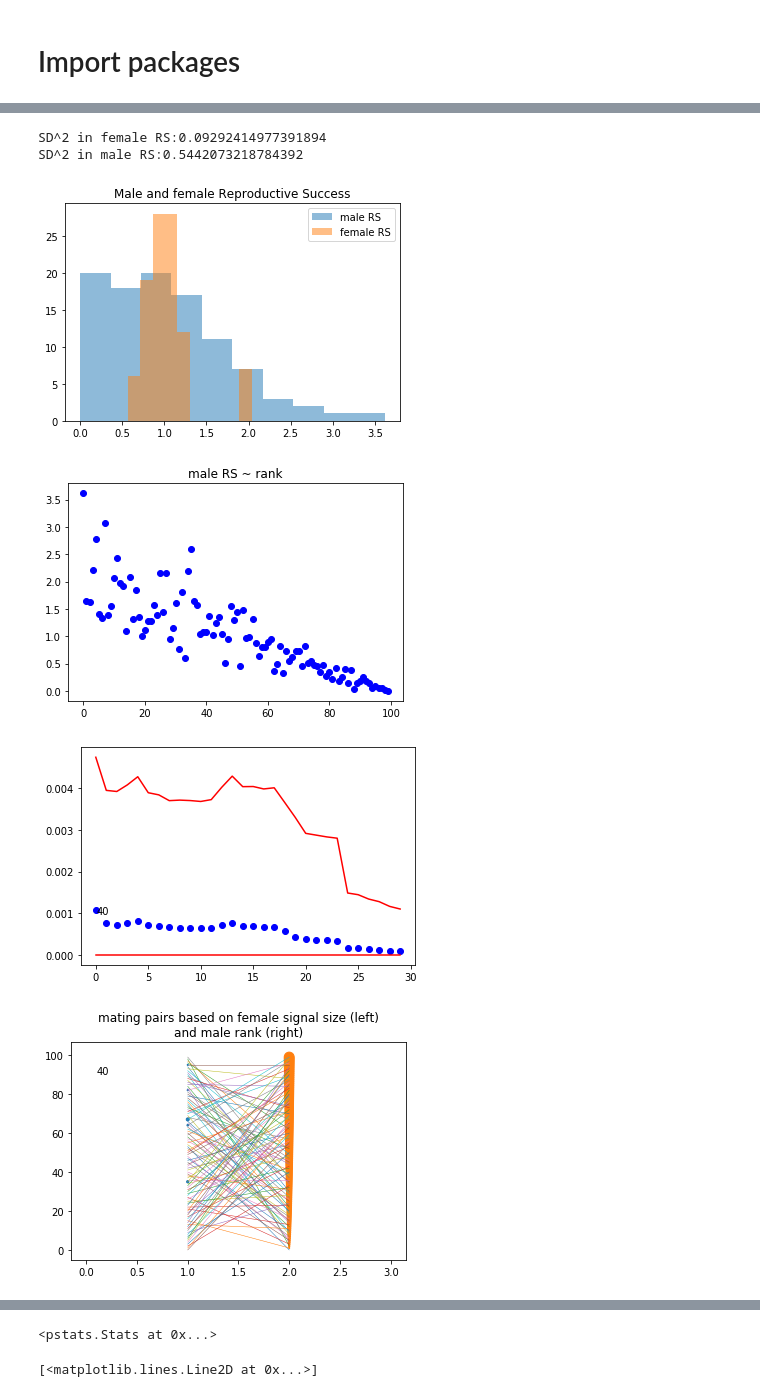
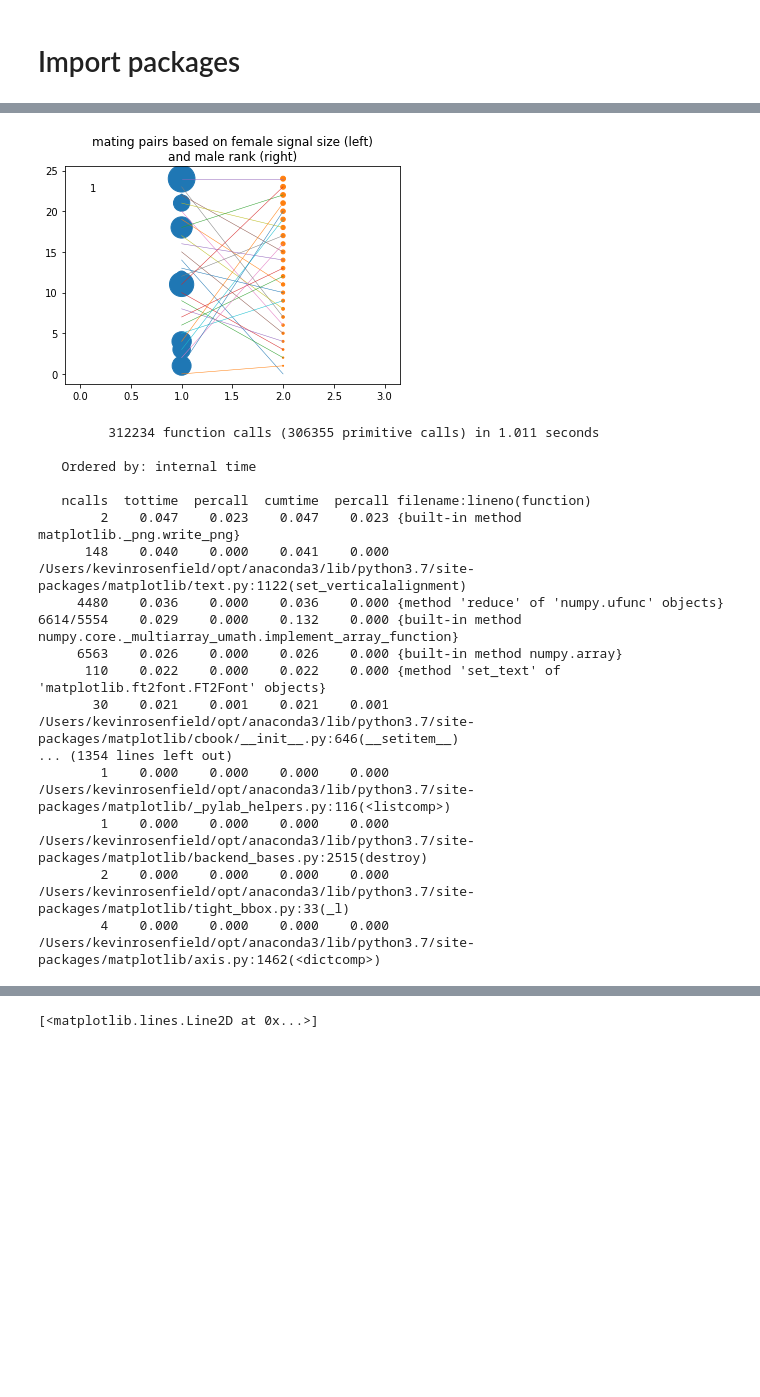
Before and after one commit to kevinrosenfield/FertilitySignalsABM, a Jupyter notebook: fertSignals_0d_GA_v2.ipynb, the cells around one changed output, grey strips where cells are left out. Cells and saved outputs as stored; diff of their text form; code cells hidden in the pictures; blank space fills up the shorter version.

```diff
--- a/fertSignals_0d_GA_v2.ipynb
+++ b/fertSignals_0d_GA_v2.ipynb
@@ -102,7 +103,7 @@ class evolvingModel:
                 g += 1
 
             if realTimePlots == True and (rd.uniform(0,1) < realTimePlotsRate or self.generation == 1):
-                self.plotSignal() if whichPlot == "Signal" else self.plotPairs()
+                self.plotSwelling() if whichPlot == "Signal" else self.plotPairs()
             elif rd.uniform(0,1) > 0.99:
                 print(self.generation)
 
@@ -120,14 +121,15 @@ class evolvingModel:
                 self.migration()
 
         if realTimePlots == False:
-            self.plotSignal()
+            self.plotSwelling()
+            plt.figure()
             self.plotPairs()
 
         #self.plotMatingDays()
 
     def migration(self):
 
-        migrations = round(normal(totalAgents * mutationRate))
+        migrations = round(uniform(totalAgents * migrationRate * 2))
         groupsLeavingFrom = choice([g for g in self.groups], migrations)
         agentsLeaving = choice(range(nMales), migrations)
 
@@ -146,14 +148,14 @@ class evolvingModel:
             agentLeaving.genes, agentLeaving.cost = agentComing.genes, agentComing.cost
             agentComing.genes, agentComing.cost = tempGenes, tempCost
 
-    def plotSignal(self):
+    def plotSwelling(self):
 
         lst = []
         lstLower = []
         lstUpper =[]
         for j in range(cycleLength):
-            lst.append(statistics.mean([f.signalList[j] for f in sum([g.females for g in model.groups], [])]))
-            SEM = scipy.stats.tstd([f.signalList[j] for f in sum([g.females for g in model.groups], [])])
+            lst.append(statistics.mean([f.swellingList[j] for f in sum([g.females for g in model.groups], [])]))
+            SEM = scipy.stats.tstd([f.swellingList[j] for f in sum([g.females for g in model.groups], [])])
             lstLower.append(lst[j] - SEM) if SEM < lst[j] else lstLower.append(0)
             lstUpper.append(lst[j] + SEM)
 
@@ -197,7 +199,7 @@ class evolvingModel:
 
         plt.ylim = [0, cycleLength]
         plt.xlim = [0, 1.0]
-        plt.title("Synchrony: " + str(round(synchrony, 2)) + "; Rank/Fitness Correlation: " + str((rankCor, 2)))
+        plt.title("Synchrony: " + str(round(synchrony, 2)) + "; Rank/Fitness Correlation: " + str((rankFitnessCorrelation , 2)))
 
     def updateAlphaMatingDays(self):
 
@@ -211,10 +213,10 @@ class evolvingModel:
     def plotPairs(self):
         plt.clf()
         plotGroup = model.groups[0]
-        plotGroup.females = sorted(choice(plotGroup.females, size=nFemales, replace=False), key=plotGroup.sortSignal)
-        signals = [f.signal * 1000 for f in plotGroup.females]
+        plotGroup.females = sorted(choice(plotGroup.females, size=nFemales, replace=False), key=plotGroup.sortSwelling)
+        swellings = [f.swelling * 1000 for f in plotGroup.females]
         IDs = [f.ID for f in plotGroup.females]
-        plt.scatter([1] * nFemales, [f.ID for f in plotGroup.females], s = signals)
+        plt.scatter([1] * nFemales, [f.ID for f in plotGroup.females], s = swellings)
         plt.scatter([2] * nMales, [m.rank for m in plotGroup.males], s = [m.rank for m in plotGroup.males])
         plt.scatter(0,0, s = 0)
         plt.scatter(3,0, s = 0)
@@ -224,7 +226,7 @@ class evolvingModel:
             plt.plot([1,2],[plotGroup.females[i].ID, plotGroup.males[i].rank],linewidth=0.5)
         plt.xlim = [0,3]
         plt.text(0.1, nMales * 0.9, str(model.generation))
-        plt.title('mating pairs based on female signal size (left)\nand male rank (right)')
+        plt.title('mating pairs based on female swelling size (left)\nand male rank (right)')
         plt.pause(0.00001)
         plt.show()
 # %% [markdown]
@@ -242,19 +244,37 @@ Key: \
 ***bold, italicized*** indicates methods \
 **"bold, in quotation marks"** indicates class variables
 # %%
-import cProfile, pstats
+nMales = 25
+nFemales = 25
+nAgents = nFemales + nMales
+nPairs = min(nMales, nFemales)
+ranks = range(nMales)
+nDays = 100
+nGenerations = 1
 model = evolvingModel()
 profiler = cProfile.Profile()
 profiler.enable()
 #model.groups[0].runModel()
 model.evolve()
 profiler.disable()
 stats = pstats.Stats(profiler).sort_stats('tottime')
 stats.print_stats()
 # %% [output]
+[figure, new version]
-SD^2 in female RS:0.09292414977391894
-SD^2 in male RS:0.5442073218784392
+         312234 function calls (306355 primitive calls) in 1.011 seconds
+
+   Ordered by: internal time
+
+   ncalls  tottime  percall  cumtime  percall filename:lineno(function)
+        2    0.047    0.023    0.047    0.023 {built-in method matplotlib._png.write_png}
+      148    0.040    0.000    0.041    0.000 /Users/kevinrosenfield/opt/anaconda3/lib/python3.7/site-packages/matplotlib/text.py:1122(set_verticalalignment)
+     4480    0.036    0.000    0.036    0.000 {method 'reduce' of 'numpy.ufunc' objects}
+6614/5554    0.029    0.000    0.132    0.000 {built-in method numpy.core._multiarray_umath.implement_array_function}
+     6563    0.026    0.000    0.026    0.000 {built-in method numpy.array}
+      110    0.022    0.000    0.022    0.000 {method 'set_text' of 'matplotlib.ft2font.FT2Font' objects}
+       30    0.021    0.001    0.021    0.001 /Users/kevinrosenfield/opt/anaconda3/lib/python3.7/site-packages/matplotlib/cbook/__init__.py:646(__setitem__)
+... (1354 lines left out)
+        1    0.000    0.000    0.000    0.000 /Users/kevinrosenfield/opt/anaconda3/lib/python3.7/site-packages/matplotlib/_pylab_helpers.py:116(<listcomp>)
+        1    0.000    0.000    0.000    0.000 /Users/kevinrosenfield/opt/anaconda3/lib/python3.7/site-packages/matplotlib/backend_bases.py:2515(destroy)
+        2    0.000    0.000    0.000    0.000 /Users/kevinrosenfield/opt/anaconda3/lib/python3.7/site-packages/matplotlib/tight_bbox.py:33(_l)
+        4    0.000    0.000    0.000    0.000 /Users/kevinrosenfield/opt/anaconda3/lib/python3.7/site-packages/matplotlib/axis.py:1462(<dictcomp>)
-[figure, old version]
-[figure, removed]
-[figure, removed]
-[figure, removed]
@@ -278,2 +282 @@ SD^2 in male RS:0.5442073218784392
-<pstats.Stats at 0x...>
 # %%
```
Also changed, not shown: parts of 24 cells of this notebook.
